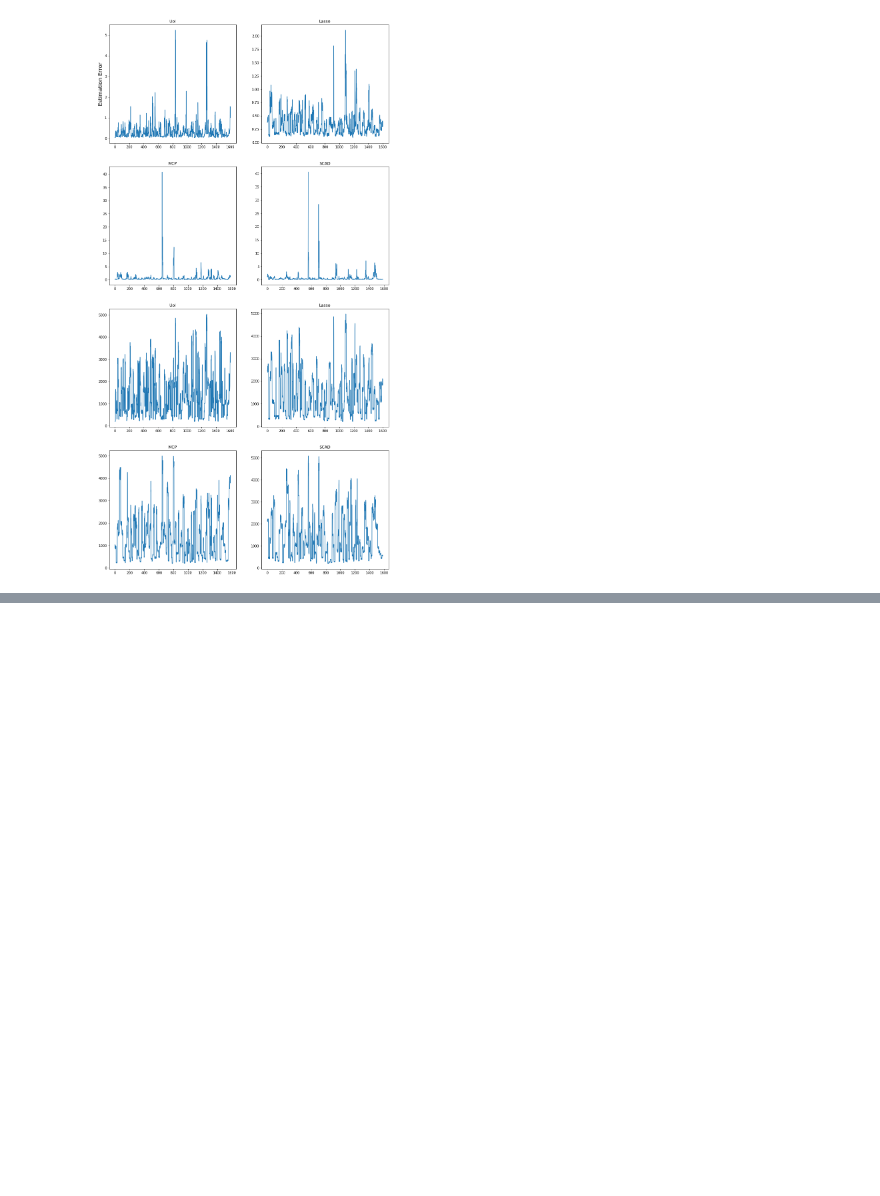
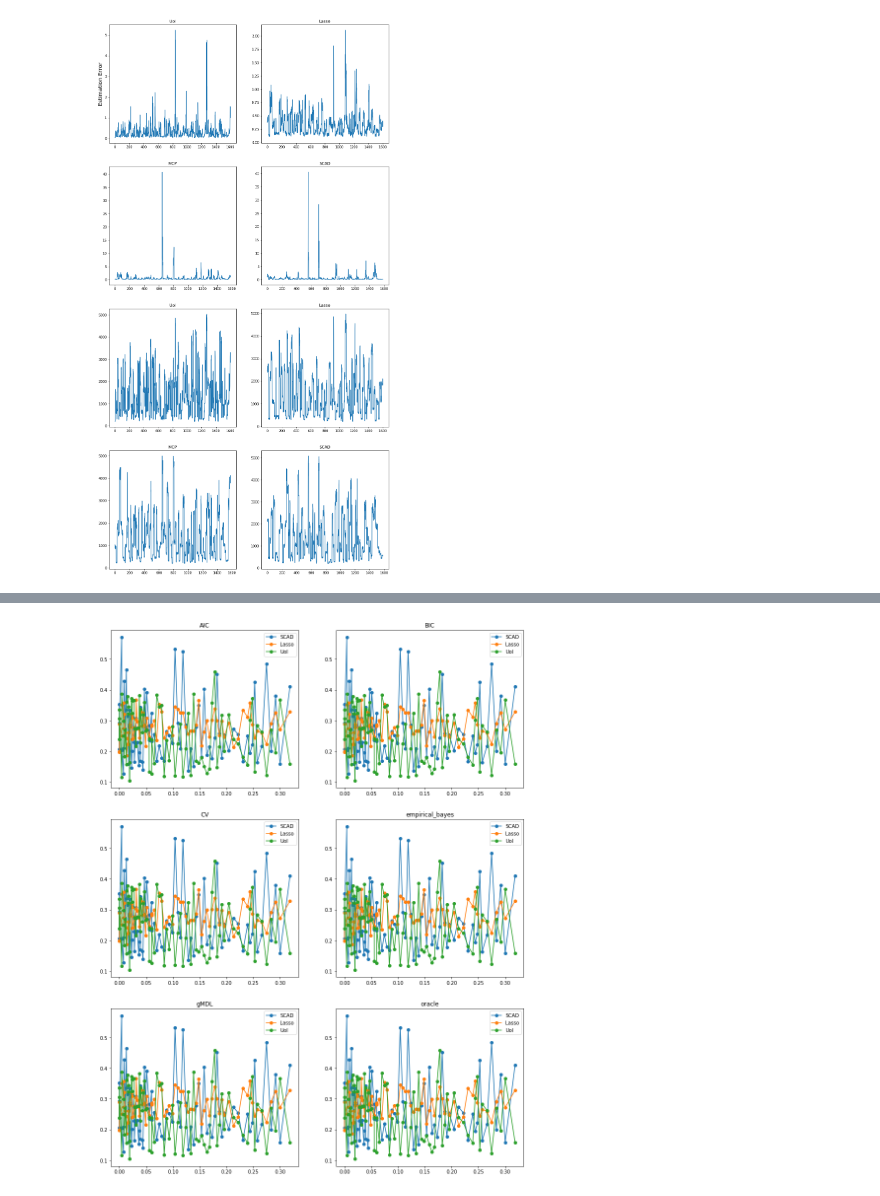
Before and after one commit to akumar01/uoicorr_analysis, a Jupyter notebook: notebooks/sfn/BiasVarianceDebug.ipynb, the cells around one changed output, grey strips where cells are left out. Cells and saved outputs as stored; diff of their text form; code cells hidden in the pictures; blank space fills up the shorter version.

```diff
--- a/notebooks/sfn/BiasVarianceDebug.ipynb
+++ b/notebooks/sfn/BiasVarianceDebug.ipynb
@@ -172,0 +267,19 @@ for i, sm in enumerate(np.unique(scad2['selection_method'].values)):
+# %%
+def bias_per_entry(cfile, cidxs):
+
+    result = np.zeros(len(cidxs))
+
+    for i, cidx in enumerate(cidxs):
+        raw = np.zeros(len(cidx))
+        for j, idx in enumerate(cidx):
+            b = cfile['beta'][idx, :]
+            bhat = cfile['beta_hat'][idx, :]
+
+            # Find the common support
+            common_support = list(set(np.nonzero(b)[0]).intersection(set(np.nonzero(bhat)[0])))
+
+            common_support_bias = np.linalg.norm(bhat[common_support] - b[common_support])
+            raw[j] = common_support_bias/len(common_support)
+        result[i] = np.mean(raw)
+
+    return result
@@ -172,0 +304,29 @@ for i, sm in enumerate(np.unique(scad2['selection_method'].values)):
+# %%
+# Next, instead plot the normalized bias per element in the common support:
+
+# Same plot, but average over reps
+
+# Bias
+fig, ax = plt.subplots(3, 2, figsize = (15, 20))
+
+dframes = [scad2, lasso2, uoi2]
+coeffs = [scadb, lassob, uoib]
+dframe_names = ['SCAD', 'Lasso', 'UoI']
+
+for i, sm in enumerate(np.unique(scad2['selection_method'].values)):
+
+    a = ax[np.unravel_index(i, (3, 2))]
+
+    for i2, df in enumerate(dframes):
+        df_ = apply_df_filters(df, selection_method=sm, sparsity=sparsity[0])
+
+        ucp, cidxs = unique_cov_params(df_)
+        avg_cov = np.array([calc_avg_cov(500, **cp) for cp in ucp])
+        cov_order = np.argsort(avg_cov)
+        values = bias_per_entry(coeffs[i2], cidxs)
+        a.plot(avg_cov[cov_order], values[cov_order], '-o', label=dframe_names[i2])
+
+    a.set_title(sm)
+    a.legend()
+# %% [output]
+[figure, added]
```
Also changed, not shown: parts of 16 cells of this notebook.
